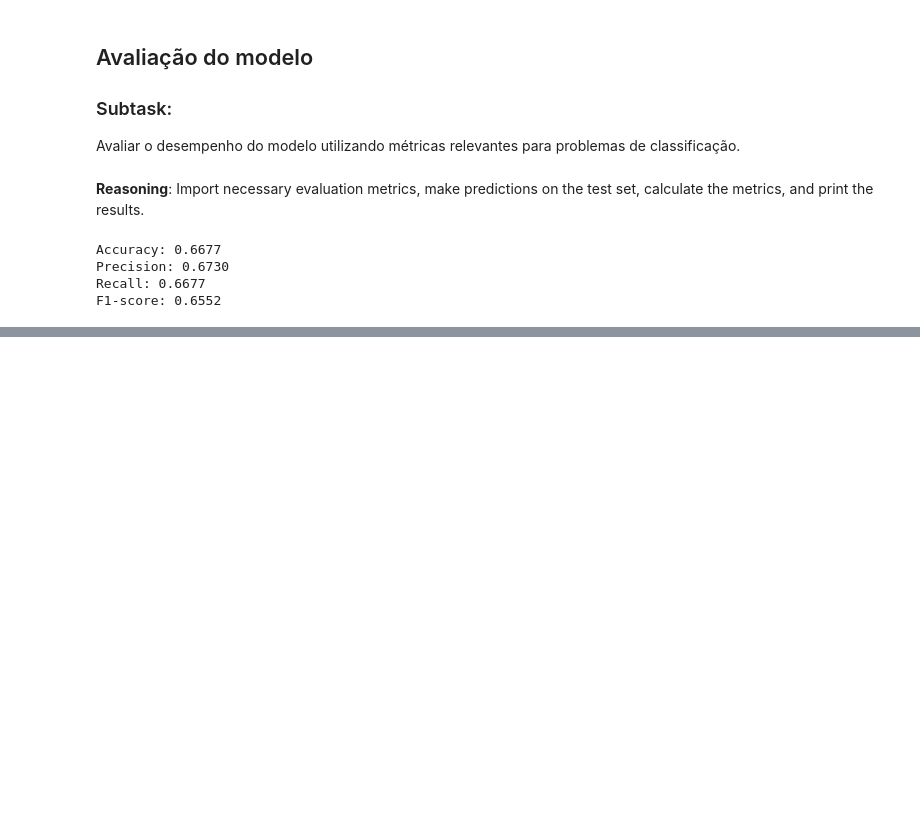
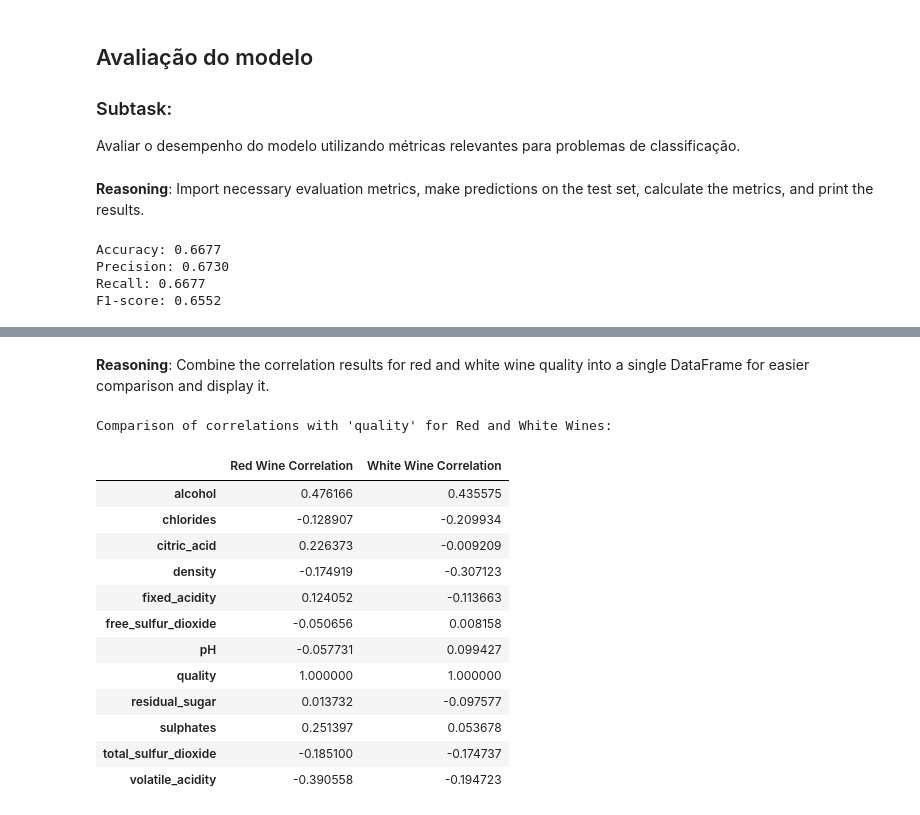
Before and after one commit to joaogcastro/data-science, a Jupyter notebook: Projeto_UP_DS_SI.ipynb, the cells around one changed output, grey strips where cells are left out. Drawn from its saved outputs; the diff is of its cells as text; code cells hidden in the pictures; blank space fills up the shorter version.

```diff
--- a/Projeto_UP_DS_SI.ipynb
+++ b/Projeto_UP_DS_SI.ipynb
@@ -679,0 +753,28 @@ dtype: float64
+# %% [markdown]
+**Reasoning**:
+Combine the correlation results for red and white wine quality into a single DataFrame for easier comparison and display it.
+# %%
+# Combine the correlations into a single DataFrame for easy comparison
+comparison_df = pd.DataFrame({
+    'Red Wine Correlation': quality_correlations_red,
+    'White Wine Correlation': quality_correlations_white
+})
+
+# Display the comparison DataFrame
+print("Comparison of correlations with 'quality' for Red and White Wines:")
+display(comparison_df)
+# %% [output]
+Comparison of correlations with 'quality' for Red and White Wines:
+|  | Red Wine Correlation | White Wine Correlation |
+| alcohol | 0.476166 | 0.435575 |
+| chlorides | -0.128907 | -0.209934 |
+| citric_acid | 0.226373 | -0.009209 |
+| density | -0.174919 | -0.307123 |
+| fixed_acidity | 0.124052 | -0.113663 |
+| free_sulfur_dioxide | -0.050656 | 0.008158 |
+| pH | -0.057731 | 0.099427 |
+| quality | 1.000000 | 1.000000 |
+| residual_sugar | 0.013732 | -0.097577 |
+| sulphates | 0.251397 | 0.053678 |
+| total_sulfur_dioxide | -0.185100 | -0.174737 |
+| volatile_acidity | -0.390558 | -0.194723 |
```
Also changed, not shown: parts of 26 cells of this notebook.
